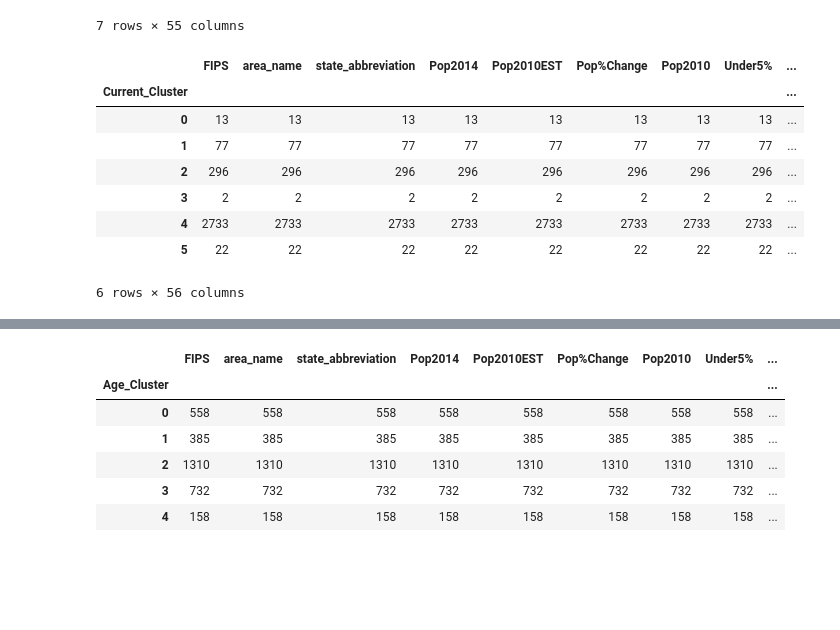
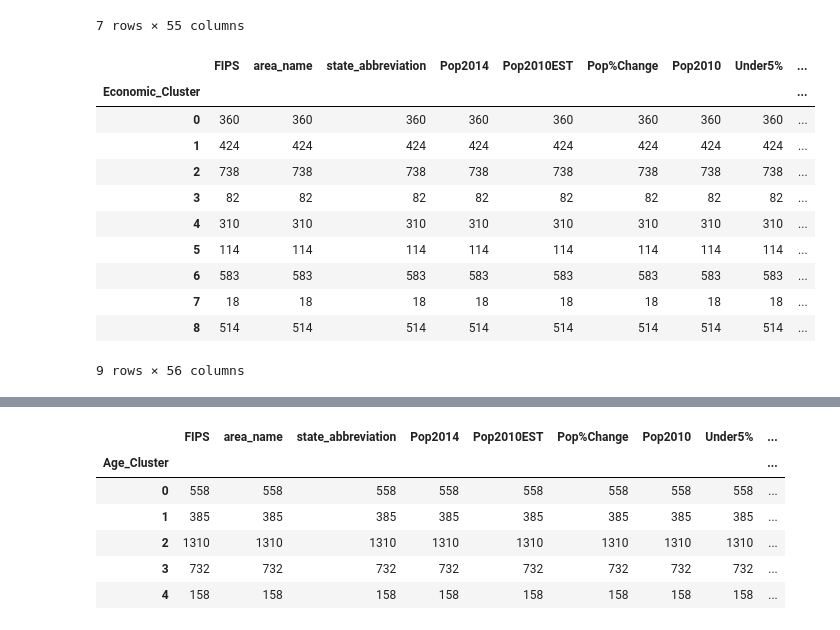
Before and after one commit to cgels/ElectionAnalysis, a Jupyter notebook: ClusterAnalysis.ipynb, the cells around one changed output, grey strips where cells are left out. Saved outputs shown, nothing was run; the diff lists cells and outputs as text; code cells hidden in the pictures; blank space fills up the shorter version.

Commit message:
Final of inital round of clustering+ initital classification+ csv for data

```diff
--- a/ClusterAnalysis.ipynb
+++ b/ClusterAnalysis.ipynb
@@ -190,20 +191,23 @@ df.groupby("Demographic_Cluster").count()
 # %%
 economic_vars=["PerCapitaIncome","MedianIncome","%BelowPoverty"]
 # %%
-model=AgglomerativeClustering(n_clusters=3)
+model=AgglomerativeClustering(n_clusters=9)
 df['Economic_Cluster']=model.fit_predict(df[economic_vars])
 # %%
-df.groupby("Current_Cluster").count()
+df.groupby("Economic_Cluster").count()
 # %% [output]
 |  | FIPS | area_name | state_abbreviation | Pop2014 | Pop2010EST | Pop%Change | Pop2010 | Under5% | ... |
-| Current_Cluster |  |  |  |  |  |  |  |  | ... |
-| 0 | 13 | 13 | 13 | 13 | 13 | 13 | 13 | 13 | ... |
-| 1 | 77 | 77 | 77 | 77 | 77 | 77 | 77 | 77 | ... |
-| 2 | 296 | 296 | 296 | 296 | 296 | 296 | 296 | 296 | ... |
-| 3 | 2 | 2 | 2 | 2 | 2 | 2 | 2 | 2 | ... |
-| 4 | 2733 | 2733 | 2733 | 2733 | 2733 | 2733 | 2733 | 2733 | ... |
-| 5 | 22 | 22 | 22 | 22 | 22 | 22 | 22 | 22 | ... |
+| Economic_Cluster |  |  |  |  |  |  |  |  | ... |
+| 0 | 360 | 360 | 360 | 360 | 360 | 360 | 360 | 360 | ... |
+| 1 | 424 | 424 | 424 | 424 | 424 | 424 | 424 | 424 | ... |
+| 2 | 738 | 738 | 738 | 738 | 738 | 738 | 738 | 738 | ... |
+| 3 | 82 | 82 | 82 | 82 | 82 | 82 | 82 | 82 | ... |
+| 4 | 310 | 310 | 310 | 310 | 310 | 310 | 310 | 310 | ... |
+| 5 | 114 | 114 | 114 | 114 | 114 | 114 | 114 | 114 | ... |
+| 6 | 583 | 583 | 583 | 583 | 583 | 583 | 583 | 583 | ... |
+| 7 | 18 | 18 | 18 | 18 | 18 | 18 | 18 | 18 | ... |
+| 8 | 514 | 514 | 514 | 514 | 514 | 514 | 514 | 514 | ... |
-6 rows × 56 columns
+9 rows × 56 columns
 # %%
 #df.ix[df['Current_Cluster']==7][x_vars]
 # %%
```
Also changed, not shown: parts of 16 cells of this notebook, 2 other files.
